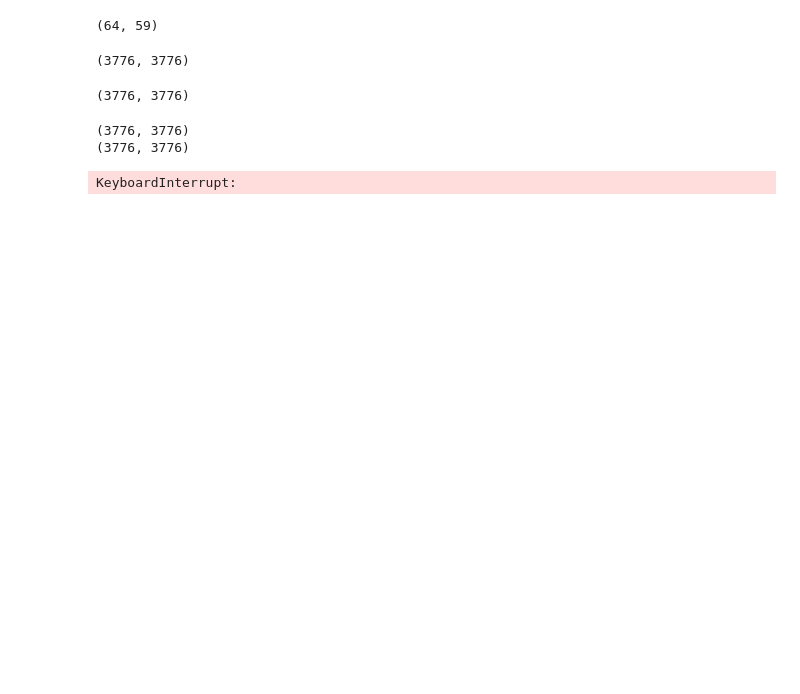
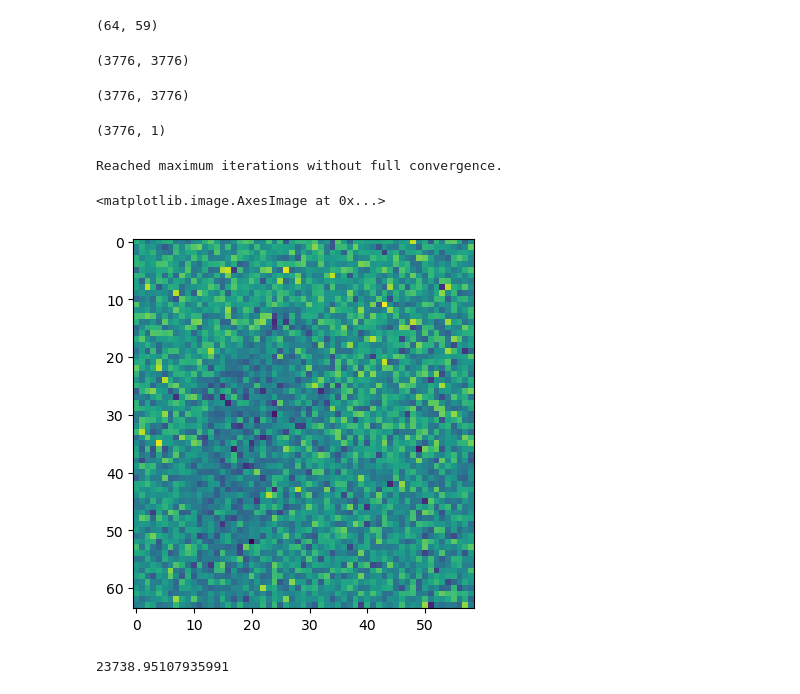
Before and after one commit to KutayDemiray/IE505_CA2, a Jupyter notebook: deneme.ipynb, the cells around one changed output. Drawn from its saved outputs; the diff is of its cells as text; code cells hidden in the pictures; blank space fills up the shorter version.

```diff
--- a/deneme.ipynb
+++ b/deneme.ipynb
@@ -78,9 +78,19 @@ A = Cop.todense()
 A.shape
 # %% [output]
 (3776, 3776)
+# %%
+blur_vec.shape
+# %% [output]
+(3776, 1)
 # %%
-x, obj_vals = hista.HISTA(A, blur_vec, lam=0.01, gamma=1.0, line_search=False, max_iter=200)
+x, obj_vals = hista.FISTA(A, blur_vec, lam=0.01, line_search=False, max_iter=200)
 # %% [output]
-(3776, 3776)
-(3776, 3776)
+Reached maximum iterations without full convergence.
-KeyboardInterrupt:
+# %%
+x = x.reshape(image_shape)
+x_unpadded = x[4:-4, 4:-4]
+# %%
+plt.imshow(x)
+# %% [output]
+<matplotlib.image.AxesImage at 0x...>
+[figure, added]
@@ -86,0 +109,4 @@ KeyboardInterrupt:
+# %%
+print(mse_loss)
+# %% [output]
+23738.95107935991
```
Also changed, not shown: parts of 3 cells of this notebook, 3 other files.
